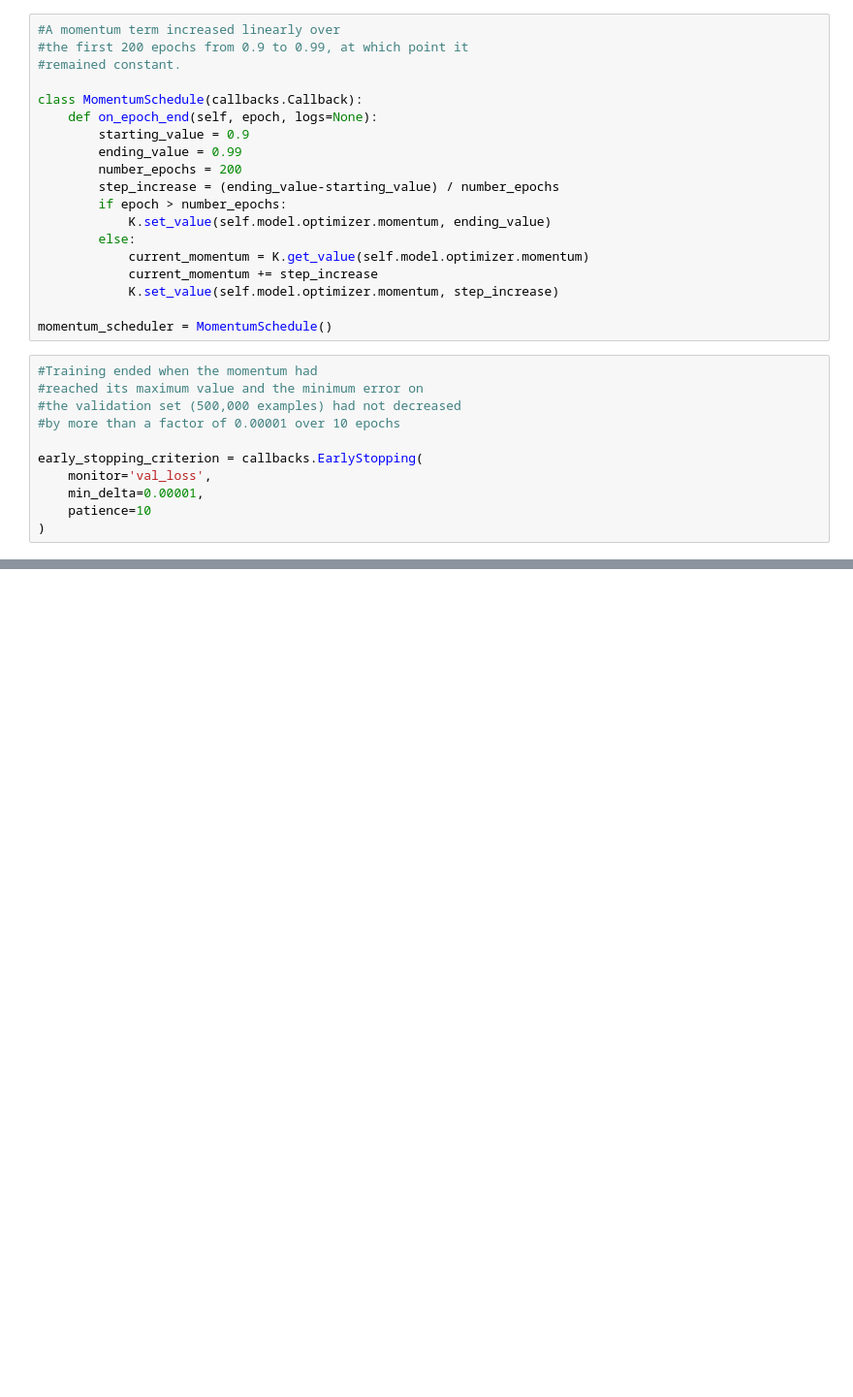
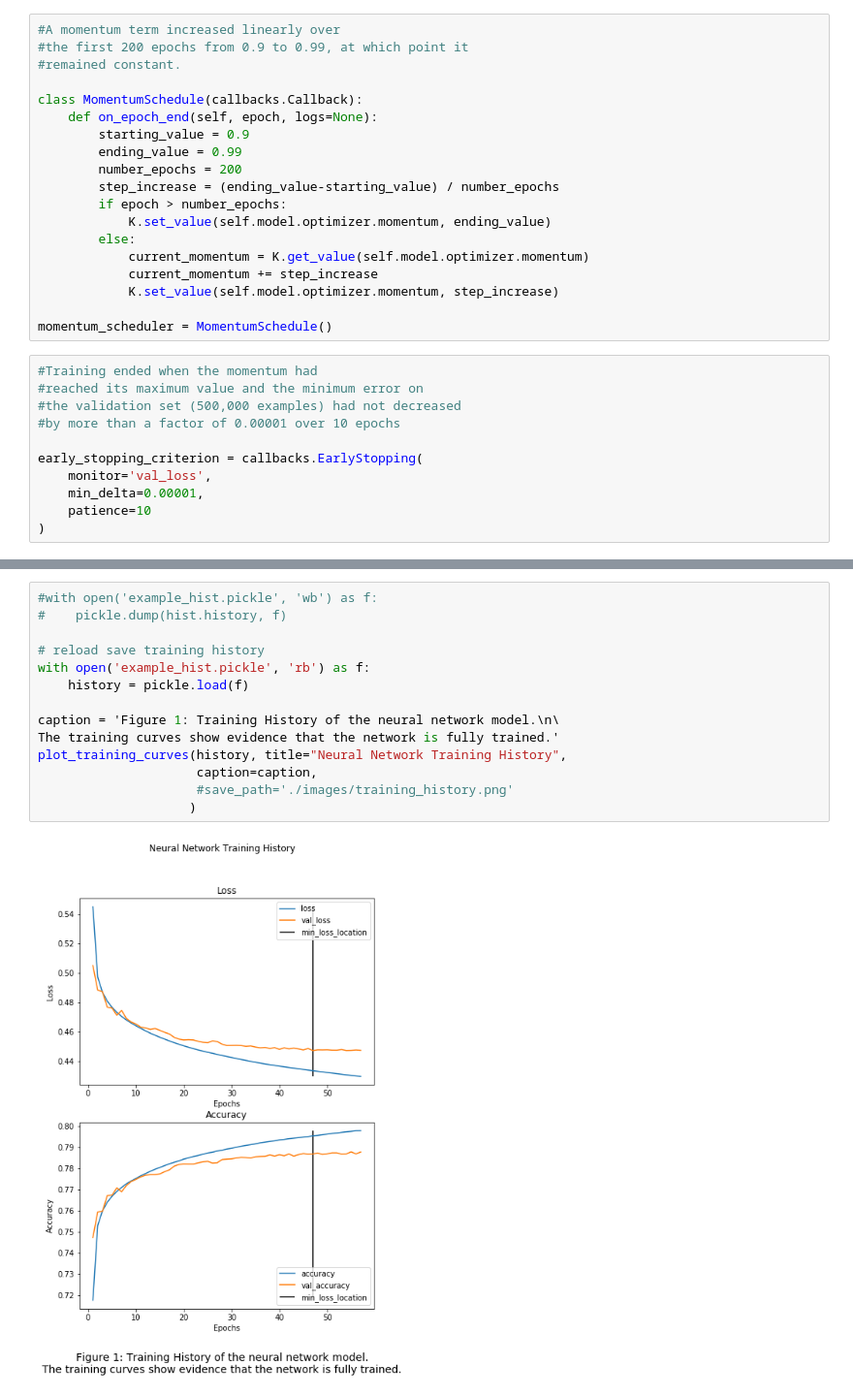
Before and after one commit to sjmiller8182/quant-the-world, a Jupyter notebook: case_study_6/Searching for the Higgs Boson with Deep Learning.ipynb, the cells around one changed output, grey strips where cells are left out. Shown at 97% size. Cells and saved outputs as stored; diff of their text form; blank space fills up the shorter version.

Commit message:
Add initial AUC values from repeated testing Add t-test Make plot of training

```diff
--- a/case_study_6/Searching for the Higgs Boson with Deep Learning.ipynb
+++ b/case_study_6/Searching for the Higgs Boson with Deep Learning.ipynb
@@ -314,0 +328,16 @@ plot_training_curves(hist)
+# %%
+#with open('example_hist.pickle', 'wb') as f:
+#    pickle.dump(hist.history, f)
+
+# reload save training history
+with open('example_hist.pickle', 'rb') as f:
+    history = pickle.load(f)
+
+caption = 'Figure 1: Training History of the neural network model.\n\
+The training curves show evidence that the network is fully trained.'
+plot_training_curves(history, title="Neural Network Training History",
+                     caption=caption,
+                     #save_path='./images/training_history.png'
+                    )
+# %% [output]
+[figure, added]
```
Also changed, not shown: parts of 13 cells of this notebook, 2 other files.
